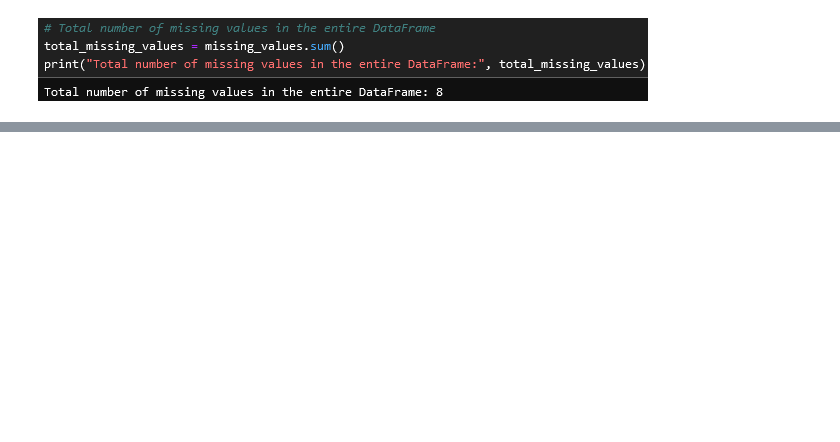
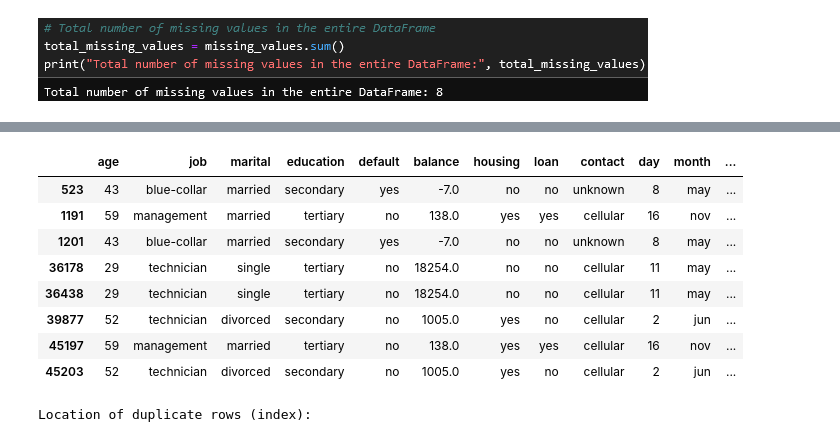
Before and after one commit to AndrewsJascoro/DataAnalyts_Mintic_Talento_Tech, a Jupyter notebook: Data_Cleaning_Tutorial.ipynb, the cells around one changed output, grey strips where cells are left out. Saved outputs shown, nothing was run; the diff lists cells and outputs as text; code cells hidden in the pictures; blank space fills up the shorter version.

```diff
--- a/Data_Cleaning_Tutorial.ipynb
+++ b/Data_Cleaning_Tutorial.ipynb
@@ -129,0 +493,70 @@ print("Total number of missing values in the entire DataFrame:", total_missing_v
+# %%
+# "dataset_banco_101_no_cleaned.parquet"
+#  ""{{Dataset NO esta filtrado o limplio de informacion no funcional}}""
+
+import pandas as pd
+from IPython.display import display
+
+# Define the path for the Parquet file
+parquet_file_path = "dataset_banco_101_no_cleaned.parquet"
+
+# Read the Parquet file into a pandas DataFrame
+df = pd.read_parquet(parquet_file_path)
+
+# Display the shape of the DataFrame (number of rows and columns)
+print("Shape of the DataFrame:", df.shape)
+print('================================1=====================++++++++++++++++++++++++++++++')
+# Display the number of unique values in each column
+print("\nNumber of unique values in each column:")
+display(df.nunique())
+print('=================================2====================++++++++++++++++++++++++++++++')
+# Total number of unique values in all columns
+total_unique_values = df.nunique().sum()
+print("\nTotal number of unique values in all columns:", total_unique_values)
+print('=================================3====================++++++++++++++++++++++++++++++')
+# Check for duplicated rows
+duplicated_rows = df[df.duplicated(keep=False)]  # Set keep=False to mark all duplicates as True
+if not duplicated_rows.empty:
+    print("\nNumber of duplicated rows:", len(duplicated_rows))
+    print("\nDuplicated rows:")
+    display(duplicated_rows)
+    print("\nLocation of duplicate rows (index):")
+    display(duplicated_rows.index)
+else:
+    print("\nNo duplicated rows found.")
+print('=================================4====================++++++++++++++++++++++++++++++')
+# Check for null values in each column
+null_values_per_column = df.isnull().sum()
+total_null_values_per_column = null_values_per_column.sum()
+
+if total_null_values_per_column > 0:
+    print("\nNull values per column:")
+    display(null_values_per_column)
+    print("\nTotal null values in each column:", total_null_values_per_column)
+else:
+    print("\nNo null values found.")
+print('===================================5==================++++++++++++++++++++++++++++++')
+# Check for missing data in the dataset
+missing_data_per_column = df.isnull().sum()
+missing_columns = missing_data_per_column[missing_data_per_column > 0]
+if not missing_columns.empty:
+    print("\nColumns with missing data:")
+    display(missing_columns)
+    print("\nTotal number of columns with missing data:", len(missing_columns))
+else:
+    print("\nNo columns with missing data found.")
+print('====================================6=================++++++++++++++++++++++++++++++')
+# Check for missing data in the dataset
+missing_data_per_row = df.isnull().sum(axis=1)
+rows_with_missing_data = df[missing_data_per_row > 0]
+if not rows_with_missing_data.empty:
+    print("\nRows with missing data:")
+    display(rows_with_missing_data)
+    print("\nTotal number of rows with missing data:", len(rows_with_missing_data))
+    print("\nLocation of rows with missing data (index):")
+    print(rows_with_missing_data.index)
+else:
+    print("\nNo rows with missing data found.")
+
+df.head(6)
+# %% [output]
@@ -129,0 +593,10 @@ print("Total number of missing values in the entire DataFrame:", total_missing_v
+|  | age | job | marital | education | default | balance | housing | loan | contact | day | month | ... |
+| 523 | 43 | blue-collar | married | secondary | yes | -7.0 | no | no | unknown | 8 | may | ... |
+| 1191 | 59 | management | married | tertiary | no | 138.0 | yes | yes | cellular | 16 | nov | ... |
+| 1201 | 43 | blue-collar | married | secondary | yes | -7.0 | no | no | unknown | 8 | may | ... |
+| 36178 | 29 | technician | single | tertiary | no | 18254.0 | no | no | cellular | 11 | may | ... |
+| 36438 | 29 | technician | single | tertiary | no | 18254.0 | no | no | cellular | 11 | may | ... |
+| 39877 | 52 | technician | divorced | secondary | no | 1005.0 | yes | no | cellular | 2 | jun | ... |
+| 45197 | 59 | management | married | tertiary | no | 138.0 | yes | yes | cellular | 16 | nov | ... |
+| 45203 | 52 | technician | divorced | secondary | no | 1005.0 | yes | no | cellular | 2 | jun | ... |
+Location of duplicate rows (index):
```
Also changed, not shown: parts of 23 cells of this notebook.
